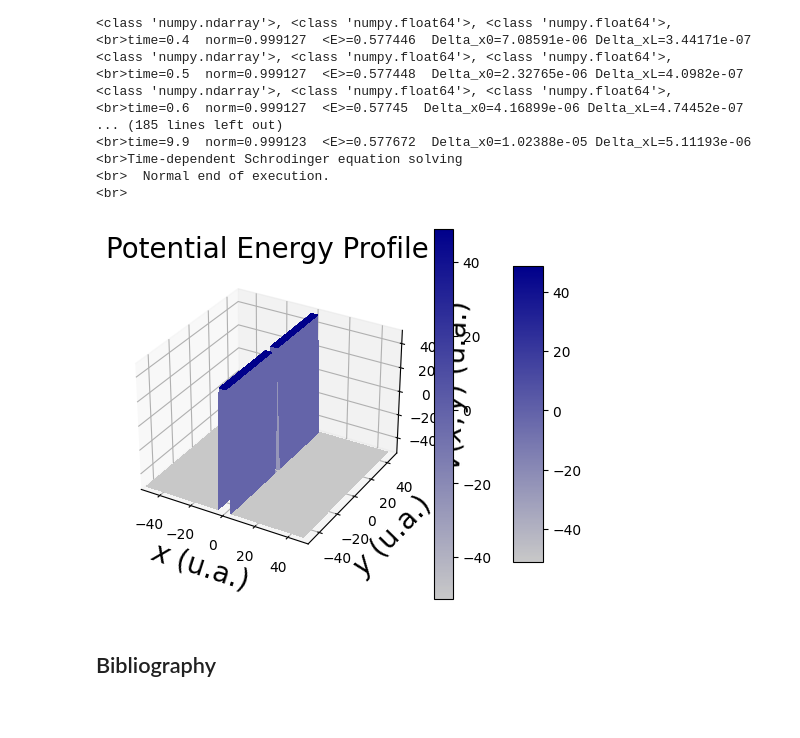
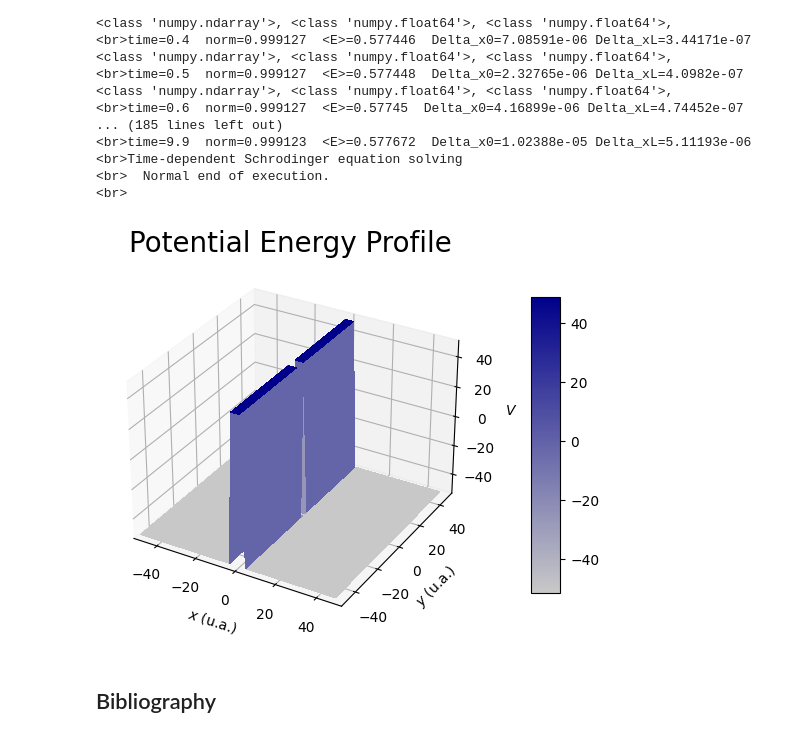
Before and after one commit to MariyaSV78/notebook_Diffraction, a Jupyter notebook: Diffraction.ipynb, the cells around one changed output. Cells and saved outputs as stored; diff of their text form; code cells hidden in the pictures.

```diff
--- a/Diffraction.ipynb
+++ b/Diffraction.ipynb
@@ -2060,39 +2060,39 @@ colors = [
 
 
 # Create a custom colormap
 cmap = LinearSegmentedColormap.from_list("custom_cmap", colors, N=256)
 
 
 
 fig = plt.figure(1)
 ax = fig.add_subplot(111, projection='3d')
 X, Y = np.meshgrid(OutData.x, OutData.y)
 ax.plot_surface(X, Y, v)
 surf = ax.plot_surface(X, Y, v,rstride=1, cstride=1, cmap=cmap, linewidth=0, antialiased=False)
 
-ax.set_xlabel('$x$ (u.a.)',size=20)
-ax.set_ylabel('$y$ (u.a.)',size=20)
-ax.set_zlabel('$V(x,y)$ (u.a.)',size=20)
+ax.set_xlabel('$x$ (u.a.)')
+ax.set_ylabel('$y$ (u.a.)')
+ax.set_zlabel('$V$ (u.a.)')
 
 ax.set_zlim3d(v.min(), v.max())
 ax.set_xlim3d(InputData.x0, InputData.xL)
 ax.set_ylim3d(InputData.x0, InputData.xL)
 
 # Set the title of the plot
 ax.set_title('Potential Energy Profile', size=20)
 
 # Adjust colorbar size and position
 cbar = fig.colorbar(surf, shrink=0.8, aspect=10)  # shrink adjusts size, aspect adjusts width
 
 
 # Adjust colorbar position
-fig.subplots_adjust(right=0.85)  # Adjust right margin to make space for colorbar
+fig.subplots_adjust(right=1.85)  # Adjust right margin to make space for colorbar
 
 
-fig.colorbar(surf)
+# fig.colorbar(surf, shrink=0.6, aspect=10, right=0.95)
 plt.show()
 # %% [output]
-[figure, old version]
+[figure, new version]
 # %% [markdown]
 ## Bibliography
 # %%
```
